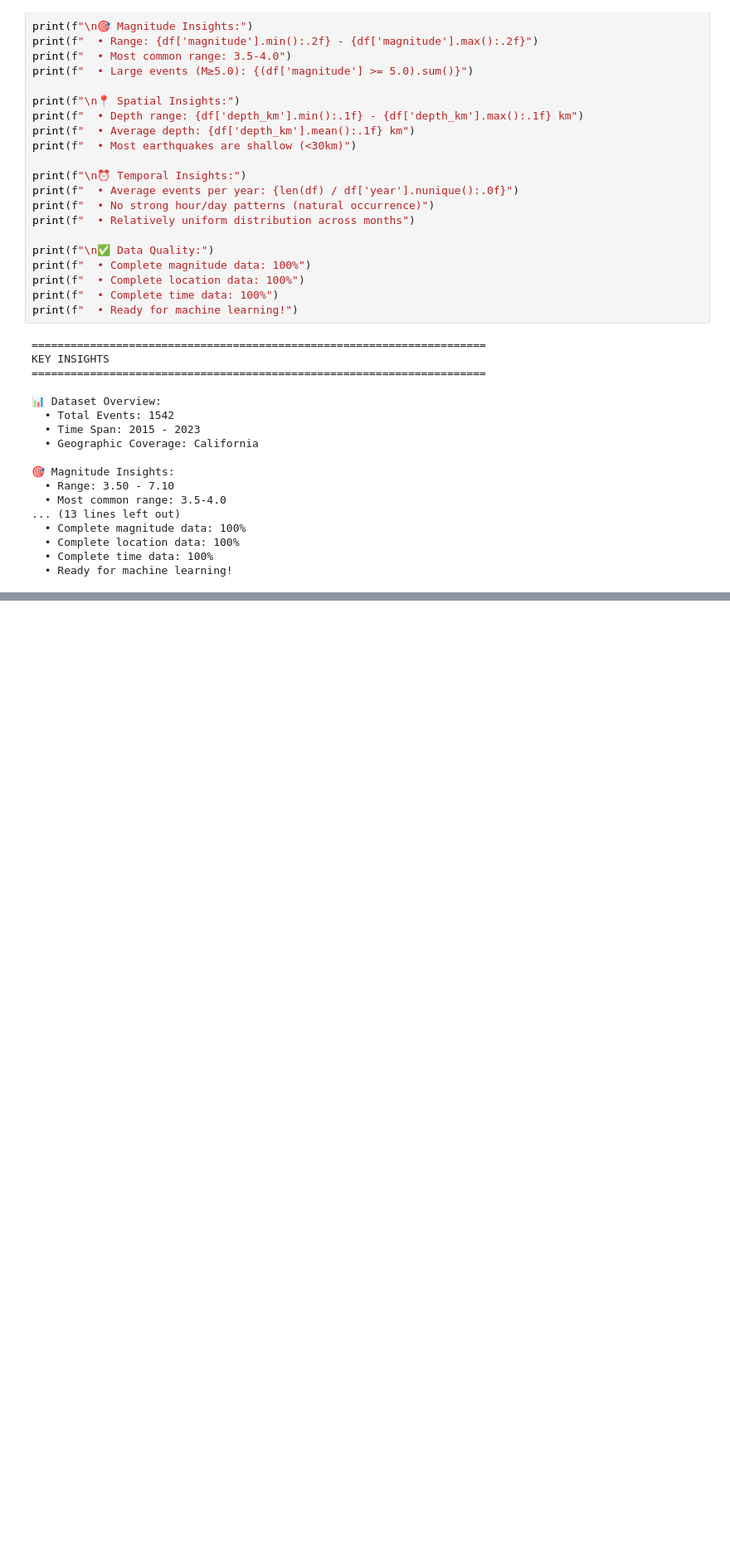
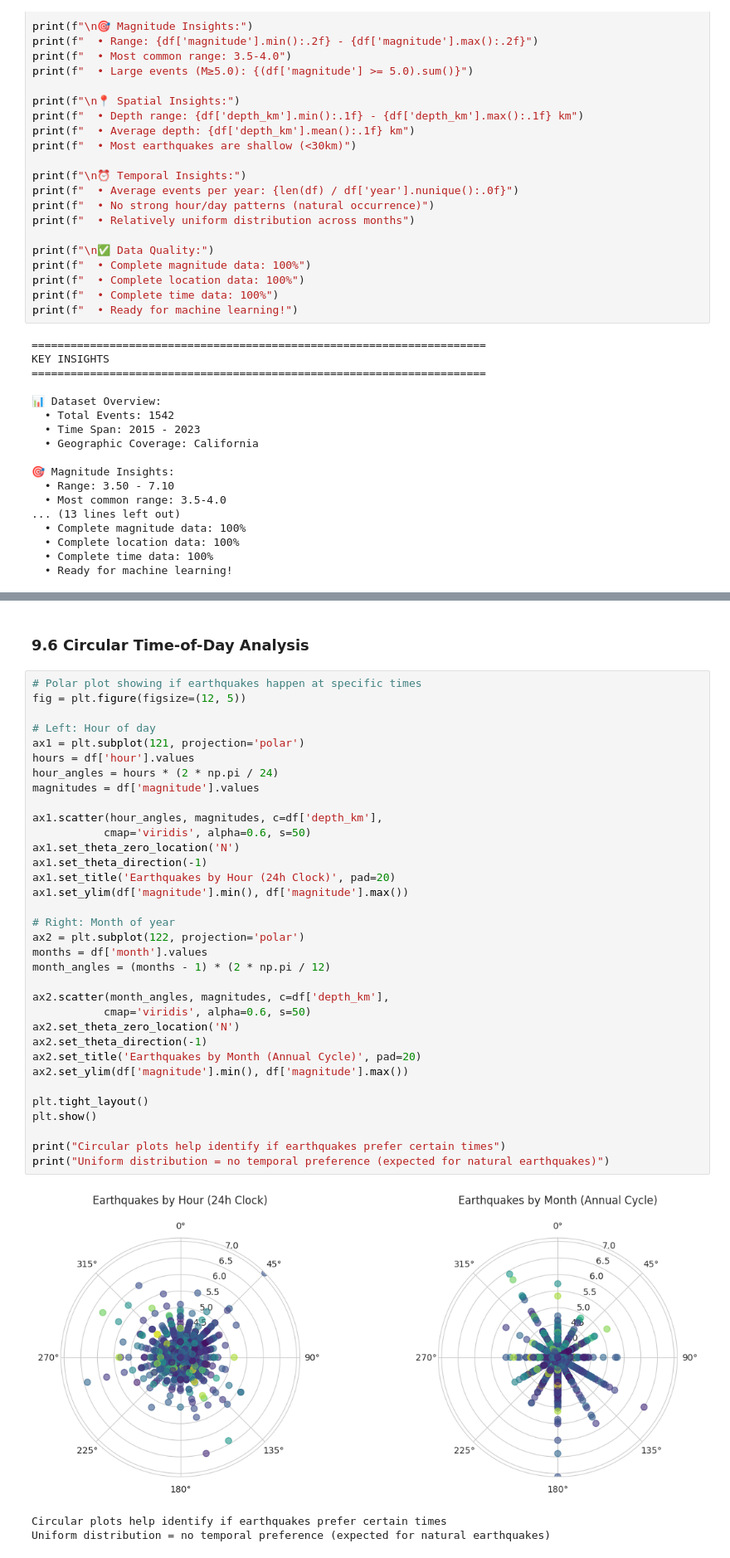
Before and after one commit to IT22000644/Seismic-GNN-Prediction, a Jupyter notebook: notebooks/01_data_explorations.ipynb, the cells around one changed output, grey strips where cells are left out. Shown at 83% size. Saved outputs shown, nothing was run; the diff lists cells and outputs as text; blank space fills up the shorter version.

```diff
--- a/notebooks/01_data_explorations.ipynb
+++ b/notebooks/01_data_explorations.ipynb
@@ -436,0 +652,40 @@ KEY INSIGHTS
+# %% [markdown]
+### 9.6 Circular Time-of-Day Analysis
+# %%
+# Polar plot showing if earthquakes happen at specific times
+fig = plt.figure(figsize=(12, 5))
+
+# Left: Hour of day
+ax1 = plt.subplot(121, projection='polar')
+hours = df['hour'].values
+hour_angles = hours * (2 * np.pi / 24)
+magnitudes = df['magnitude'].values
+
+ax1.scatter(hour_angles, magnitudes, c=df['depth_km'],
+           cmap='viridis', alpha=0.6, s=50)
+ax1.set_theta_zero_location('N')
+ax1.set_theta_direction(-1)
+ax1.set_title('Earthquakes by Hour (24h Clock)', pad=20)
+ax1.set_ylim(df['magnitude'].min(), df['magnitude'].max())
+
+# Right: Month of year
+ax2 = plt.subplot(122, projection='polar')
+months = df['month'].values
+month_angles = (months - 1) * (2 * np.pi / 12)
+
+ax2.scatter(month_angles, magnitudes, c=df['depth_km'],
+           cmap='viridis', alpha=0.6, s=50)
+ax2.set_theta_zero_location('N')
+ax2.set_theta_direction(-1)
+ax2.set_title('Earthquakes by Month (Annual Cycle)', pad=20)
+ax2.set_ylim(df['magnitude'].min(), df['magnitude'].max())
+
+plt.tight_layout()
+plt.show()
+
+print("Circular plots help identify if earthquakes prefer certain times")
+print("Uniform distribution = no temporal preference (expected for natural earthquakes)")
+# %% [output]
+[figure, added]
+Circular plots help identify if earthquakes prefer certain times
+Uniform distribution = no temporal preference (expected for natural earthquakes)
```
Also changed, not shown: parts of 17 cells of this notebook.
